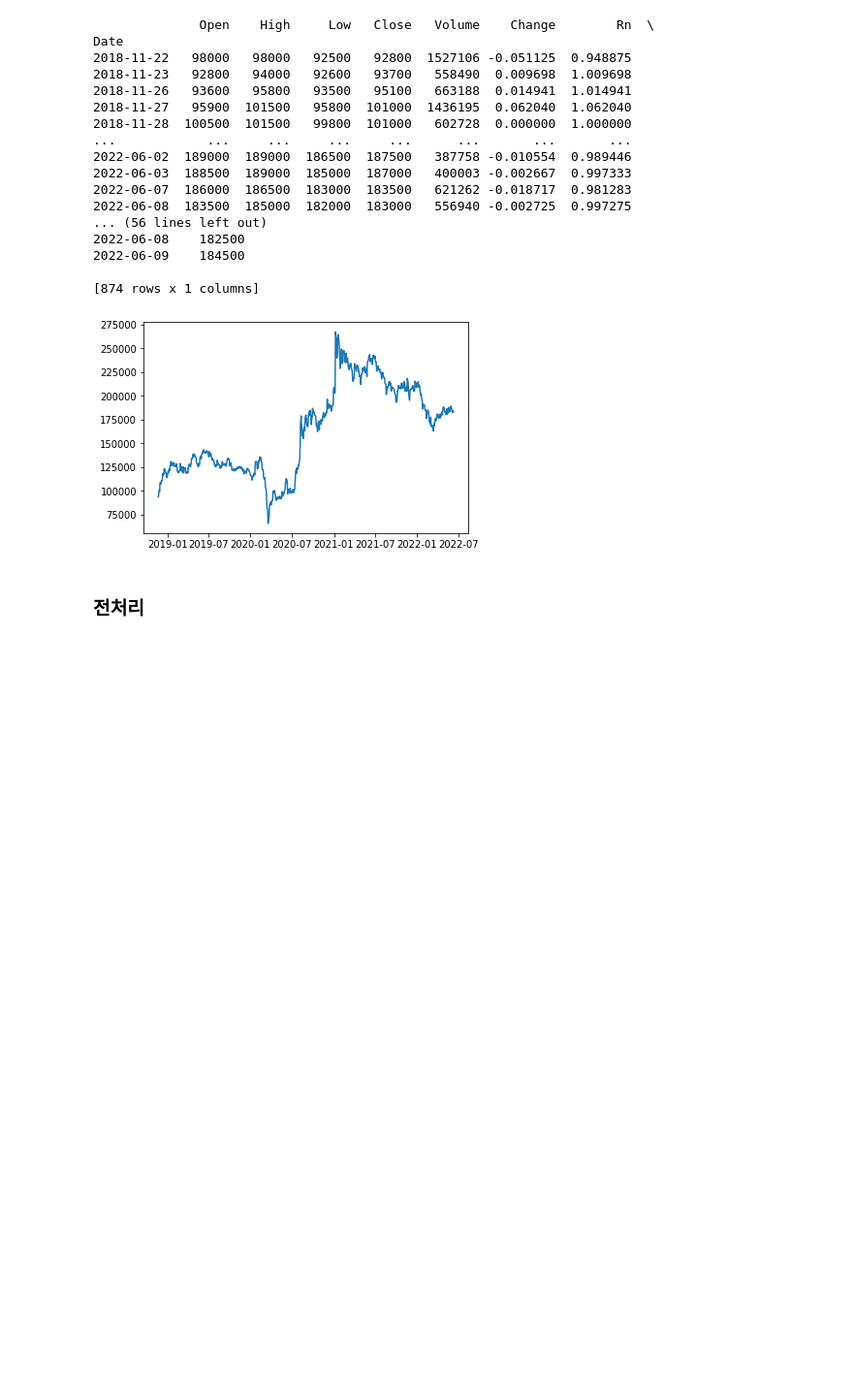
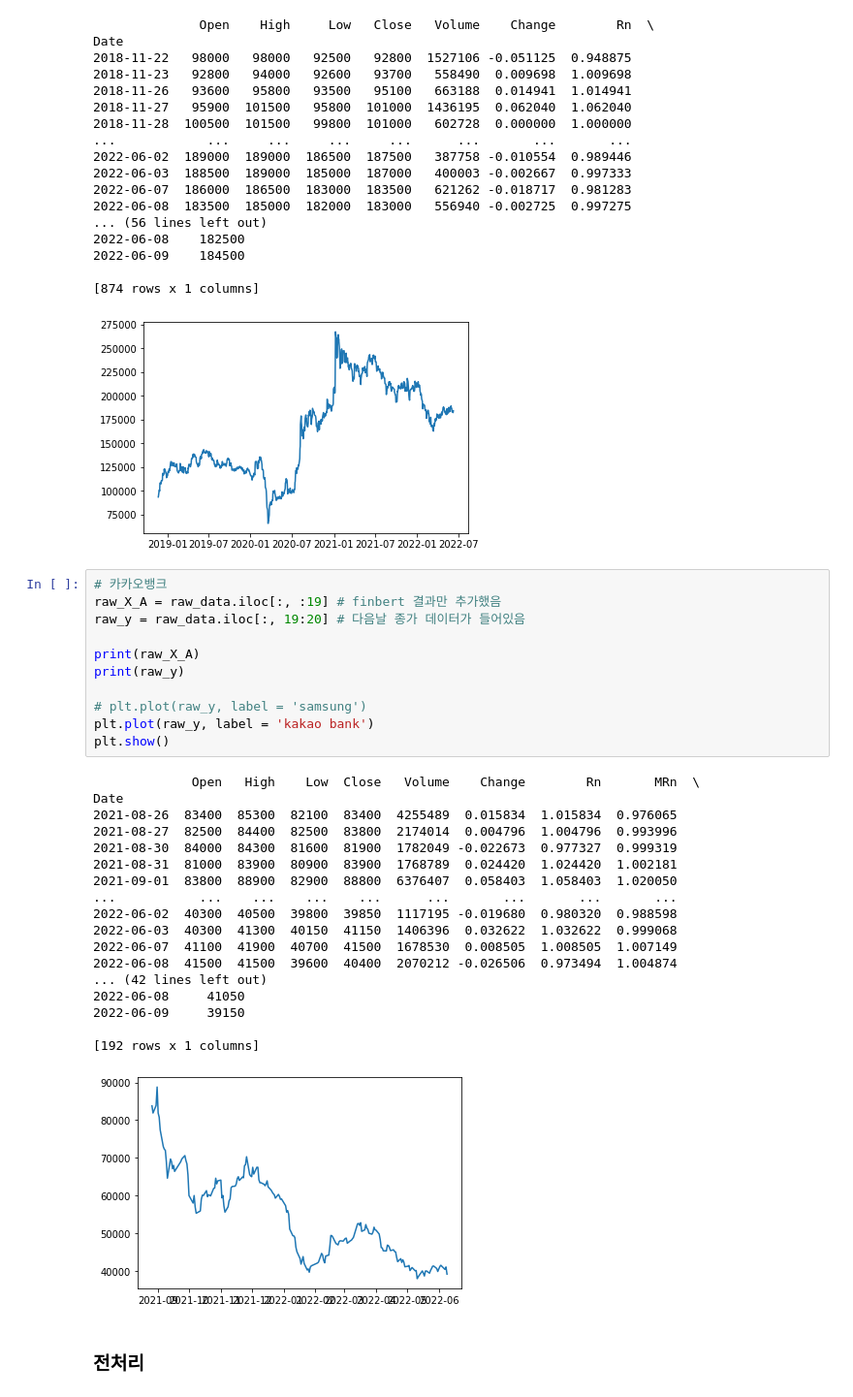
Before and after one commit to SNU-dataproject/kr-finbert, a Jupyter notebook: model/model_add_all.ipynb, the cells around one changed output. Shown at 97% size. Cells and saved outputs as stored; diff of their text form; blank space fills up the shorter version.

```diff
--- a/model/model_add_all.ipynb
+++ b/model/model_add_all.ipynb
@@ -107,6 +145,36 @@ Date
 
 [874 rows x 1 columns]
 [figure]
+# %%
+# 카카오뱅크
+raw_X_A = raw_data.iloc[:, :19] # finbert 결과만 추가했음
+raw_y = raw_data.iloc[:, 19:20] # 다음날 종가 데이터가 들어있음
+
+print(raw_X_A)
+print(raw_y)
+
+# plt.plot(raw_y, label = 'samsung')
+plt.plot(raw_y, label = 'kakao bank')
+plt.show()
+# %% [output]
+             Open   High    Low  Close   Volume    Change        Rn       MRn  \
+Date
+2021-08-26  83400  85300  82100  83400  4255489  0.015834  1.015834  0.976065
+2021-08-27  82500  84400  82500  83800  2174014  0.004796  1.004796  0.993996
+2021-08-30  84000  84300  81600  81900  1782049 -0.022673  0.977327  0.999319
+2021-08-31  81000  83900  80900  83900  1768789  0.024420  1.024420  1.002181
+2021-09-01  83800  88900  82900  88800  6376407  0.058403  1.058403  1.020050
+...           ...    ...    ...    ...      ...       ...       ...       ...
+2022-06-02  40300  40500  39800  39850  1117195 -0.019680  0.980320  0.988598
+2022-06-03  40300  41300  40150  41150  1406396  0.032622  1.032622  0.999068
+2022-06-07  41100  41900  40700  41500  1678530  0.008505  1.008505  1.007149
+2022-06-08  41500  41500  39600  40400  2070212 -0.026506  0.973494  1.004874
+... (42 lines left out)
+2022-06-08     41050
+2022-06-09     39150
+
+[192 rows x 1 columns]
+[figure, added]
 # %% [markdown]
 ### 전처리
 # %%
```
Also changed, not shown: parts of 8 cells of this notebook, 4 other files.
